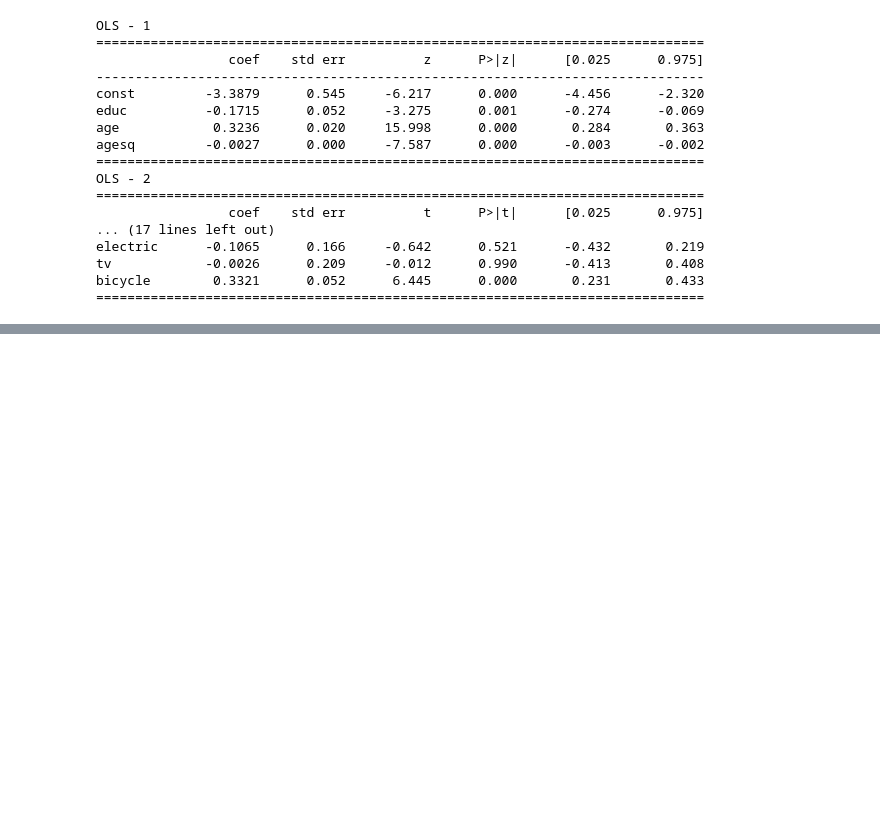
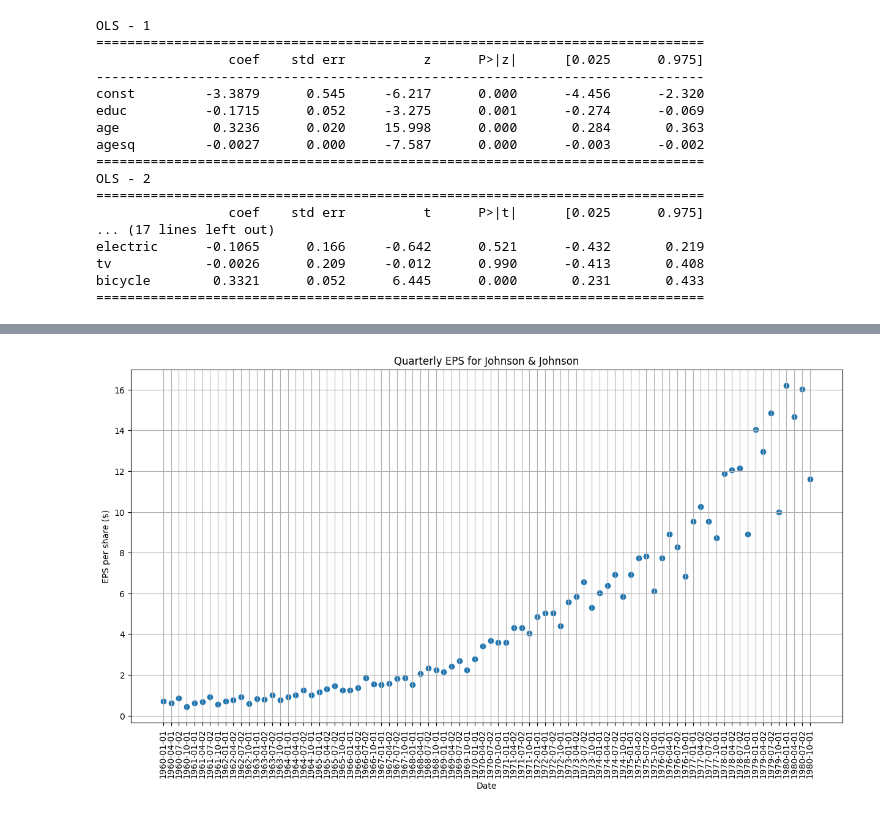
Before and after one commit to r2nery/ml-comp-methods, a Jupyter notebook: modulo-2.ipynb, the cells around one changed output, grey strips where cells are left out. Cells and saved outputs as stored; diff of their text form; code cells hidden in the pictures; blank space fills up the shorter version.

```diff
--- a/modulo-2.ipynb
+++ b/modulo-2.ipynb
@@ -424,0 +454,3 @@ bicycle        0.3321      0.052      6.445      0.000       0.231       0.433
+# %%
+data = pd.read_csv('data/jj.csv')
+data.head()
@@ -424,0 +464,15 @@ bicycle        0.3321      0.052      6.445      0.000       0.231       0.433
+# %%
+# Visualizando nossos dados
+
+plt.figure(figsize=[15, 7.5]); # Set dimensions for figure
+plt.scatter(data['date'], data['data'])
+plt.title('Quarterly EPS for Johnson & Johnson')
+plt.ylabel('EPS per share ($)')
+plt.xlabel('Date')
+plt.xticks(rotation=90)
+plt.grid(True)
+plt.show()
+
+# Podemos observar tanto uma tendência quanto uma mudança na variância da série
+# %% [output]
+[figure, added]
```
Also changed, not shown: parts of 65 cells of this notebook, 6 other files.
